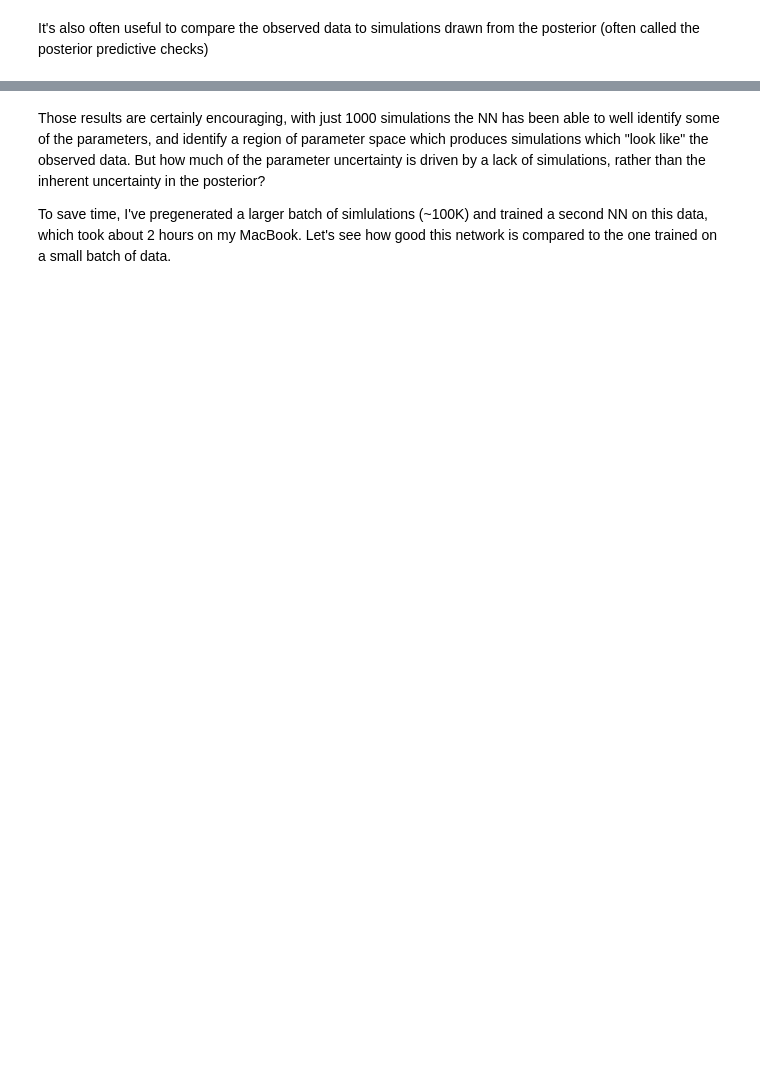
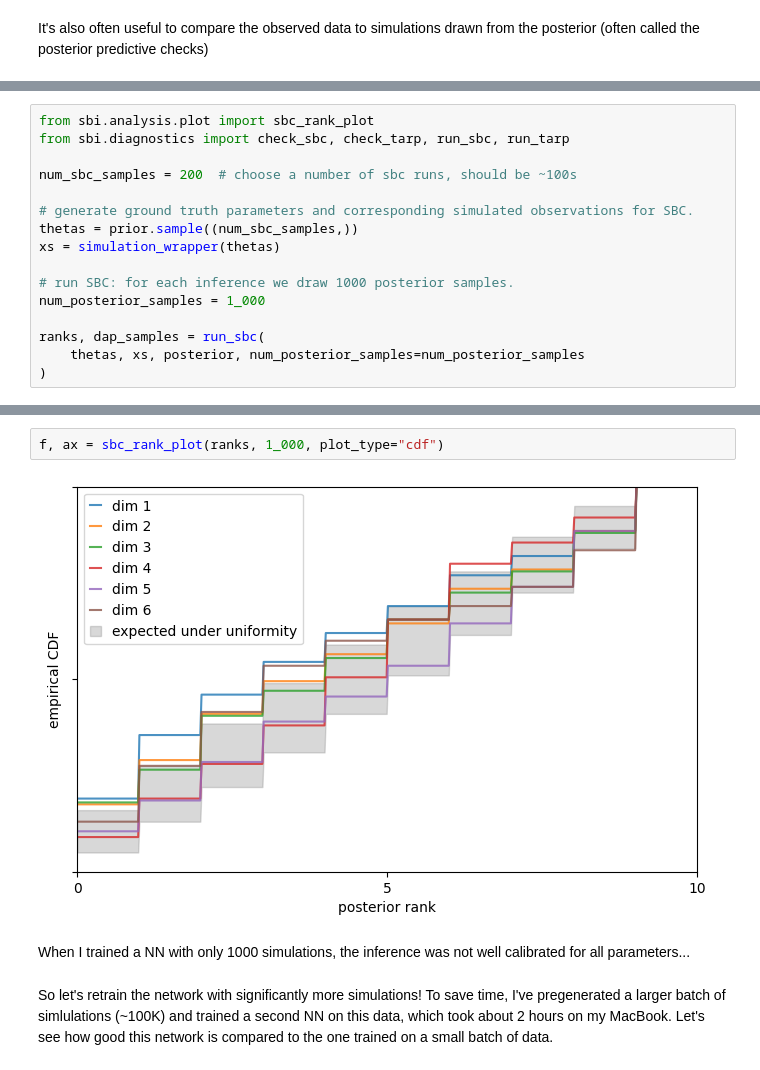
Before and after one commit to CalumGabbutt/HCEMM-tutorial-sbi, a Jupyter notebook: GEDy_tutorial_SBI.ipynb, the cells around one changed output, grey strips where cells are left out. Drawn from its saved outputs; the diff is of its cells as text; blank space fills up the shorter version.

```diff
--- a/GEDy_tutorial_SBI.ipynb
+++ b/GEDy_tutorial_SBI.ipynb
@@ -447,0 +467,16 @@ plt.tight_layout()
+# %%
+from sbi.analysis.plot import sbc_rank_plot
+from sbi.diagnostics import check_sbc, check_tarp, run_sbc, run_tarp
+
+num_sbc_samples = 200  # choose a number of sbc runs, should be ~100s
+
+# generate ground truth parameters and corresponding simulated observations for SBC.
+thetas = prior.sample((num_sbc_samples,))
+xs = simulation_wrapper(thetas)
+
+# run SBC: for each inference we draw 1000 posterior samples.
+num_posterior_samples = 1_000
+
+ranks, dap_samples = run_sbc(
+    thetas, xs, posterior, num_posterior_samples=num_posterior_samples
+)
@@ -448,5 +497,9 @@ plt.tight_layout()
+# %%
+f, ax = sbc_rank_plot(ranks, 1_000, plot_type="cdf")
+# %% [output]
+[figure, added]
+# %% [markdown]
+When I trained a NN with only 1000 simulations, the inference was not well calibrated for all parameters...
 # %% [markdown]
-Those results are certainly encouraging, with just 1000 simulations the NN has been able to well identify some of the parameters, and identify a region of parameter space which produces simulations which "look like" the observed data. But how much of the parameter uncertainty is driven by a lack of simulations, rather than the inherent uncertainty in the posterior?
-
-To save time, I've pregenerated a larger batch of simlulations (~100K) and trained a second NN on this data, which took about 2 hours on my MacBook. Let's see how good this network is compared to the one trained on a small batch of data.
+So let's retrain the network with significantly more simulations! To save time, I've pregenerated a larger batch of simlulations (~100K) and trained a second NN on this data, which took about 2 hours on my MacBook. Let's see how good this network is compared to the one trained on a small batch of data.
 # %%
```
Also changed, not shown: parts of 30 cells of this notebook.
